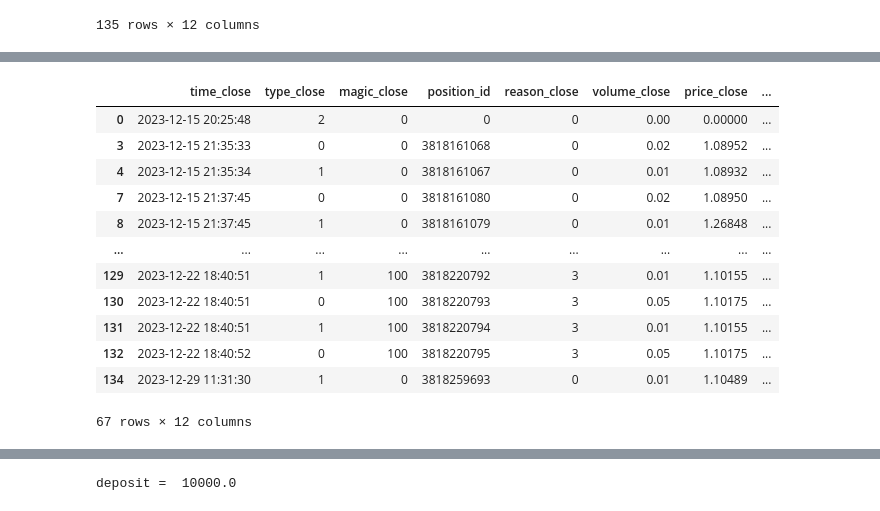
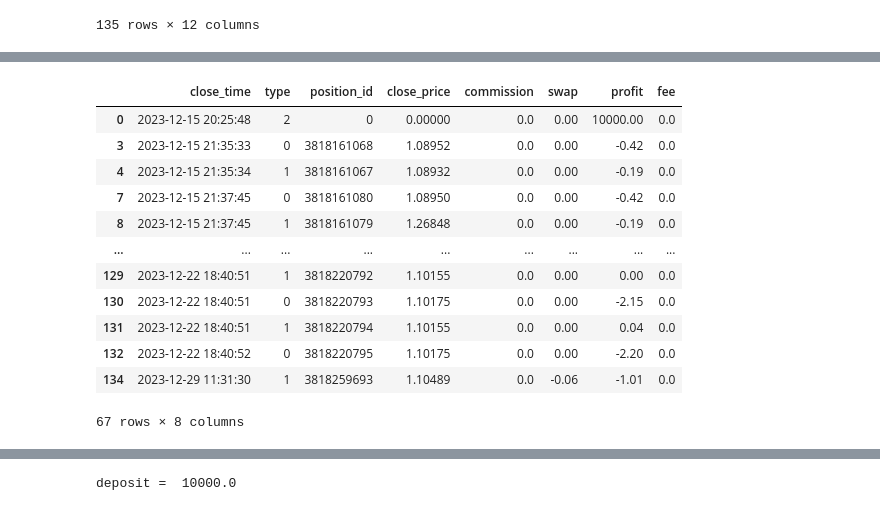
Before and after one commit to MaxJan2010/python_finance, a Jupyter notebook: src/work/tutorials/03.calculate mt5 report factors/calculate_history_report_factors.ipynb, the cells around one changed output, grey strips where cells are left out. Saved outputs shown, nothing was run; the diff lists cells and outputs as text; code cells hidden in the pictures.

```diff
--- a/src/work/tutorials/03.calculate mt5 report factors/calculate_history_report_factors.ipynb
+++ b/src/work/tutorials/03.calculate mt5 report factors/calculate_history_report_factors.ipynb
@@ -105,7 +105,14 @@ comment
 external_id
 # %%
 # drop un-usable columns
-deals.drop(['ticket', 'order',  'time_msc', 'entry', 'comment', 'external_id'], axis=1, inplace=True)
+deals.drop(['ticket',
+            'order',
+            'time_msc',
+            'entry',
+            'comment',
+            'external_id'
+            ],
+           axis=1, inplace=True)
 
 deals
 # %% [output]
@@ -150,28 +174,44 @@ deals_open
 # %%
 # collect positions close status
 
+# copy dataframe (deals) to new dataframe (deals_close)
+deals_close = deals.copy()
+
 # separate positions close status in separated dataframe
-deals_close = deals.drop_duplicates(subset=["position_id"], keep="last")
+deals_close = deals_close.drop_duplicates(subset=["position_id"], keep="last")
+
+#  drop un-usable columns in dataframe (deals_open)
+deals_close.drop(['magic',
+                'reason',
+                'volume',
+                'symbol',
+                ],
+               axis=1, inplace=True)
 
 # add "close_" to each column name
 # deals_close = deals_close.add_prefix('close_')
-deals_close.columns = deals_close.columns.map(lambda x : x+'_close' if x !='position_id' else x)
+
+# add "close_" to each column name except 'position_id'
+# deals_close.columns = deals_close.columns.map(lambda x : x+'_close' if x !='position_id' else x)
+
+# add "open_" to each specific columns name
+deals_close.columns = ['close_' + col if col in ['time', 'price'] else col for col in deals_close.columns]
 
 deals_close
 # %% [output]
-|  | time_close | type_close | magic_close | position_id | reason_close | volume_close | price_close | ... |
-| 0 | 2023-12-15 20:25:48 | 2 | 0 | 0 | 0 | 0.00 | 0.00000 | ... |
-| 3 | 2023-12-15 21:35:33 | 0 | 0 | 3818161068 | 0 | 0.02 | 1.08952 | ... |
-| 4 | 2023-12-15 21:35:34 | 1 | 0 | 3818161067 | 0 | 0.01 | 1.08932 | ... |
-| 7 | 2023-12-15 21:37:45 | 0 | 0 | 3818161080 | 0 | 0.02 | 1.08950 | ... |
-| 8 | 2023-12-15 21:37:45 | 1 | 0 | 3818161079 | 0 | 0.01 | 1.26848 | ... |
+|  | close_time | type | position_id | close_price | commission | swap | profit | fee |
+| 0 | 2023-12-15 20:25:48 | 2 | 0 | 0.00000 | 0.0 | 0.00 | 10000.00 | 0.0 |
+| 3 | 2023-12-15 21:35:33 | 0 | 3818161068 | 1.08952 | 0.0 | 0.00 | -0.42 | 0.0 |
+| 4 | 2023-12-15 21:35:34 | 1 | 3818161067 | 1.08932 | 0.0 | 0.00 | -0.19 | 0.0 |
+| 7 | 2023-12-15 21:37:45 | 0 | 3818161080 | 1.08950 | 0.0 | 0.00 | -0.42 | 0.0 |
+| 8 | 2023-12-15 21:37:45 | 1 | 3818161079 | 1.26848 | 0.0 | 0.00 | -0.19 | 0.0 |
 | ... | ... | ... | ... | ... | ... | ... | ... | ... |
-| 129 | 2023-12-22 18:40:51 | 1 | 100 | 3818220792 | 3 | 0.01 | 1.10155 | ... |
-| 130 | 2023-12-22 18:40:51 | 0 | 100 | 3818220793 | 3 | 0.05 | 1.10175 | ... |
-| 131 | 2023-12-22 18:40:51 | 1 | 100 | 3818220794 | 3 | 0.01 | 1.10155 | ... |
-| 132 | 2023-12-22 18:40:52 | 0 | 100 | 3818220795 | 3 | 0.05 | 1.10175 | ... |
-| 134 | 2023-12-29 11:31:30 | 1 | 0 | 3818259693 | 0 | 0.01 | 1.10489 | ... |
+| 129 | 2023-12-22 18:40:51 | 1 | 3818220792 | 1.10155 | 0.0 | 0.00 | 0.00 | 0.0 |
+| 130 | 2023-12-22 18:40:51 | 0 | 3818220793 | 1.10175 | 0.0 | 0.00 | -2.15 | 0.0 |
+| 131 | 2023-12-22 18:40:51 | 1 | 3818220794 | 1.10155 | 0.0 | 0.00 | 0.04 | 0.0 |
+| 132 | 2023-12-22 18:40:52 | 0 | 3818220795 | 1.10175 | 0.0 | 0.00 | -2.20 | 0.0 |
+| 134 | 2023-12-29 11:31:30 | 1 | 3818259693 | 1.10489 | 0.0 | -0.06 | -1.01 | 0.0 |
-67 rows × 12 columns
+67 rows × 8 columns
 # %%
 # merge (open & close) data frames into new dataframe (positions)
 
```
Also changed, not shown: parts of 14 cells of this notebook, 2 other files.
